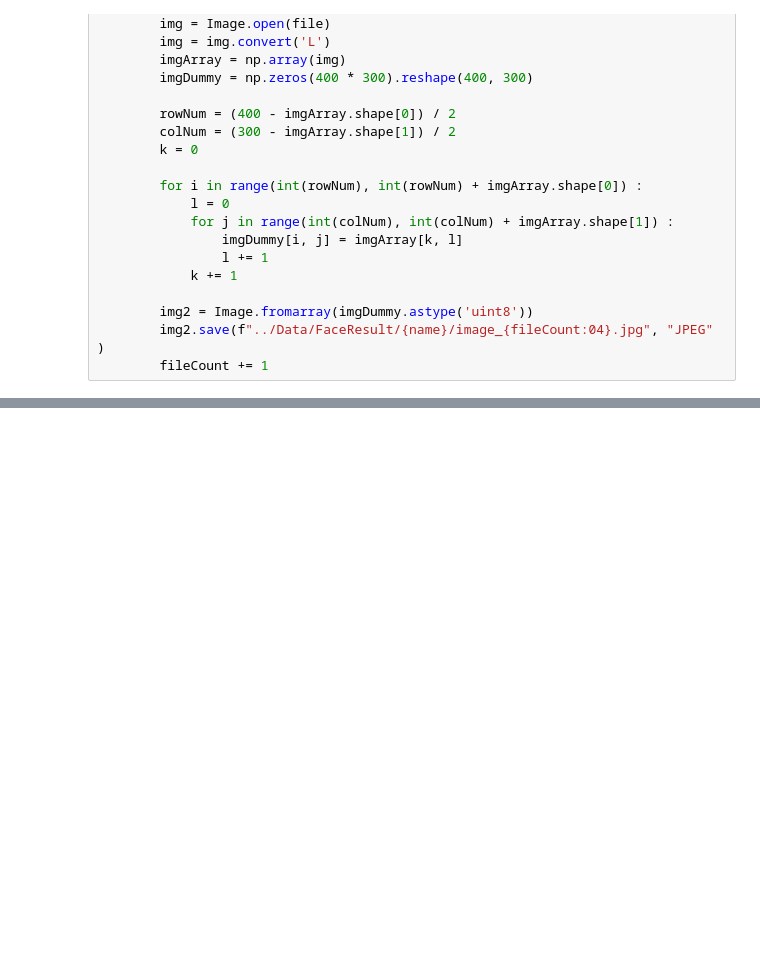
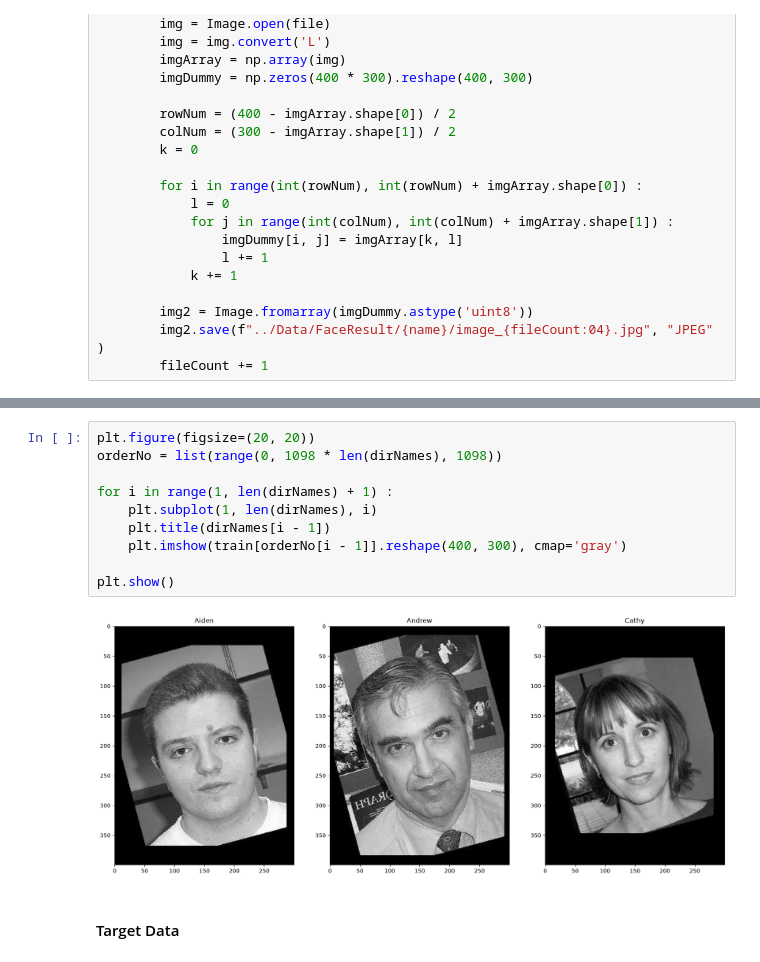
Before and after one commit to jinjinx28/python-lab, a Jupyter notebook: Note/cnn_유사이미지_얼굴인식.ipynb, the cells around one changed output, grey strips where cells are left out. Cells and saved outputs as stored; diff of their text form; blank space fills up the shorter version.

```diff
--- a/Note/cnn_유사이미지_얼굴인식.ipynb
+++ b/Note/cnn_유사이미지_얼굴인식.ipynb
@@ -83,0 +118,14 @@ for name in dirNames :
+# %%
+plt.figure(figsize=(20, 20))
+orderNo = list(range(0, 1098 * len(dirNames), 1098))
+
+for i in range(1, len(dirNames) + 1) :
+    plt.subplot(1, len(dirNames), i)
+    plt.title(dirNames[i - 1])
+    plt.imshow(train[orderNo[i - 1]].reshape(400, 300), cmap='gray')
+
+plt.show()
+# %% [output]
+[figure, added]
+# %% [markdown]
+#### Target Data
```
Also changed, not shown: parts of 12 cells of this notebook.
